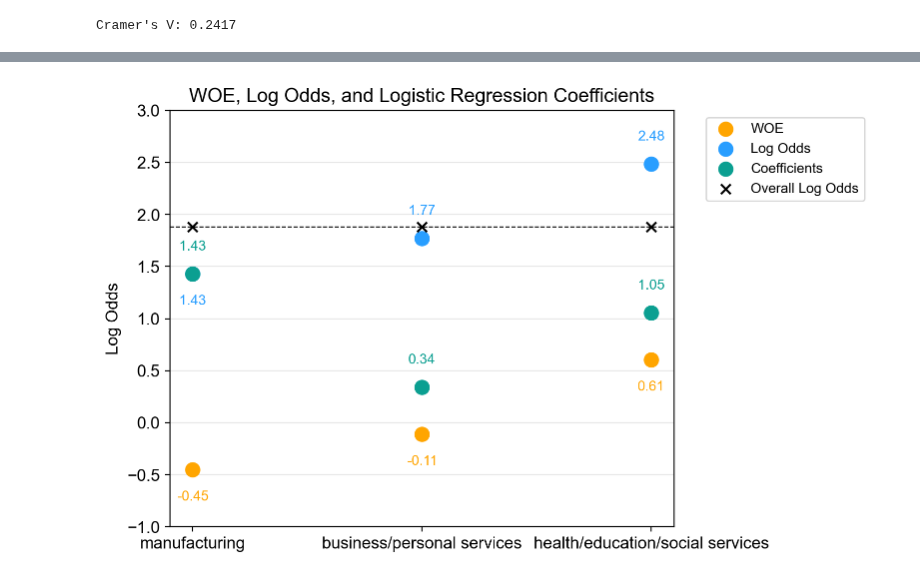
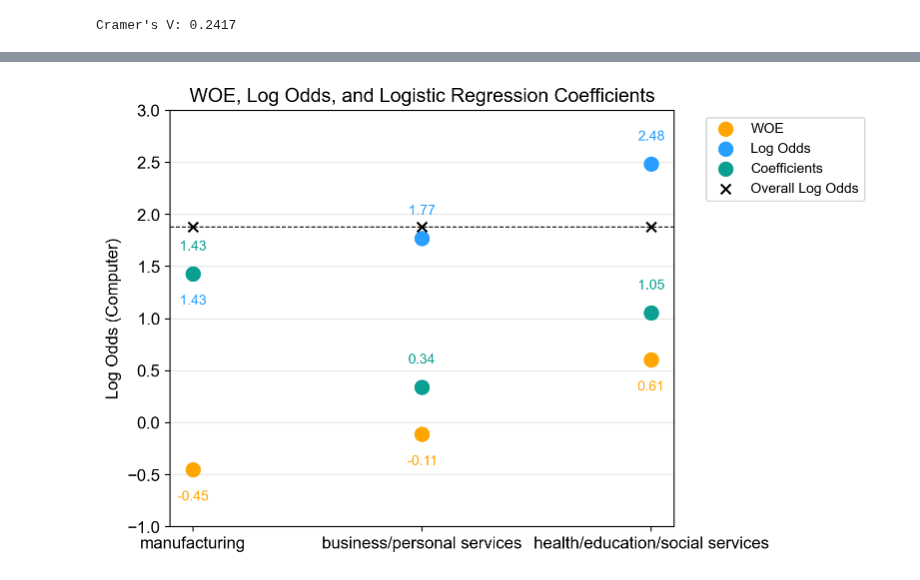
Before and after one commit to deburky/calibration, a Jupyter notebook: logistic-regression-inference/from_woe_to_logistic_regression.ipynb, the cells around one changed output, grey strips where cells are left out. Cells and saved outputs as stored; diff of their text form; code cells hidden in the pictures.

```diff
--- a/logistic-regression-inference/from_woe_to_logistic_regression.ipynb
+++ b/logistic-regression-inference/from_woe_to_logistic_regression.ipynb
@@ -331,7 +321,14 @@ from optbinning import BinningProcess
 from statsmodels.api import Logit
 from fisher_scoring import FisherScoringLogisticRegression
 
-df = df[df[variable].isin(['manufacturing', 'business/personal services', 'health/education/social services'])]
+# Select categories to include in the analysis
+categories = [
+    'manufacturing',
+    'business/personal services',
+    'health/education/social services'
+]
+
+df = df[df[variable].isin(categories)]
 X = pd.get_dummies(df[variable], drop_first=False).astype(int)
 X = X.drop(columns=['manufacturing'])
 y = df[response].apply(lambda x: 1 if x == 'yes' else 0)
@@ -350,7 +347,6 @@ print(result.summary())
 binning_process = BinningProcess(variable_names=[variable])
 binning_process.fit(df[variable].values.reshape(-1, 1), y)
 
-# woes = np.unique(binning_process.transform(df[variable].values.reshape(-1, 1)))
 woes = list(
     -binning_process
     .get_binned_variable(variable).binning_table
@@ -359,7 +355,6 @@ woes = list(
 )
 
 sample_log_odds = np.log(y.mean() / (1 - y.mean()))
-
 log_odds = sample_log_odds + woes
 
 print(f"Sample Log Odds: {sample_log_odds:.4f}")
@@ -420,7 +415,7 @@ WOE Difference: 1.0547
 import numpy as np
 import matplotlib.pyplot as plt
 
-# Data from your experiment
+# Data from the experiment
 categories = ["manufacturing", "business/personal services", "health/education/social services"]
 coefficients = [model.beta.ravel()[0], model.beta.ravel()[1], model.beta.ravel()[2]]
 
@@ -436,32 +431,32 @@ for i, w in enumerate(woes):
 
 # Plot Log Odds values
 ax.scatter(categories, log_odds, color="#289eff", s=100, label="Log Odds", zorder=3)
 for i, l in enumerate(log_odds):
     # If first add an offset to the text
     if i == 0:
         ax.text(i, l - 0.2, f"{l:.2f}", ha="center", va="top", fontsize=10, color="#289eff")
     else:
         ax.text(i, l + 0.2, f"{l:.2f}", ha="center", va="bottom", fontsize=10, color="#289eff")
 
 # Plot Logistic Regression coefficients
 ax.scatter(categories, coefficients, color="#0b9f91", s=100, label="Coefficients", zorder=3)
 for i, c in enumerate(coefficients):
     ax.text(i, c + 0.2, f"{c:.2f}", ha="center", va="bottom", fontsize=10, color="#0b9f91")
 
 ax.scatter(categories, sample_log_odds_, color="black", s=50, label="Overall Log Odds", zorder=3, marker='x')
 ax.axhline(sample_log_odds, color="black", linewidth=0.8, linestyle="--")
 
 # Formatting
 ax.set_xticks(np.arange(len(categories)))
 ax.set_xticklabels(categories, fontsize=12)
 ax.set_title("WOE, Log Odds, and Logistic Regression Coefficients", fontsize=14)
-ax.set_ylabel("Log Odds", fontsize=12)
+ax.set_ylabel("Log Odds (Computer)", fontsize=12)
 ax.grid(axis="y", alpha=0.3)
 ax.legend(fontsize=10, bbox_to_anchor=(1.05, 1), loc='upper left')
 
 ax.set_ylim(-1, 3)
 
 plt.tight_layout()
 plt.show()
 # %% [output]
-[figure, old version]
+[figure, new version]
```
Also changed, not shown: parts of 6 cells of this notebook.
